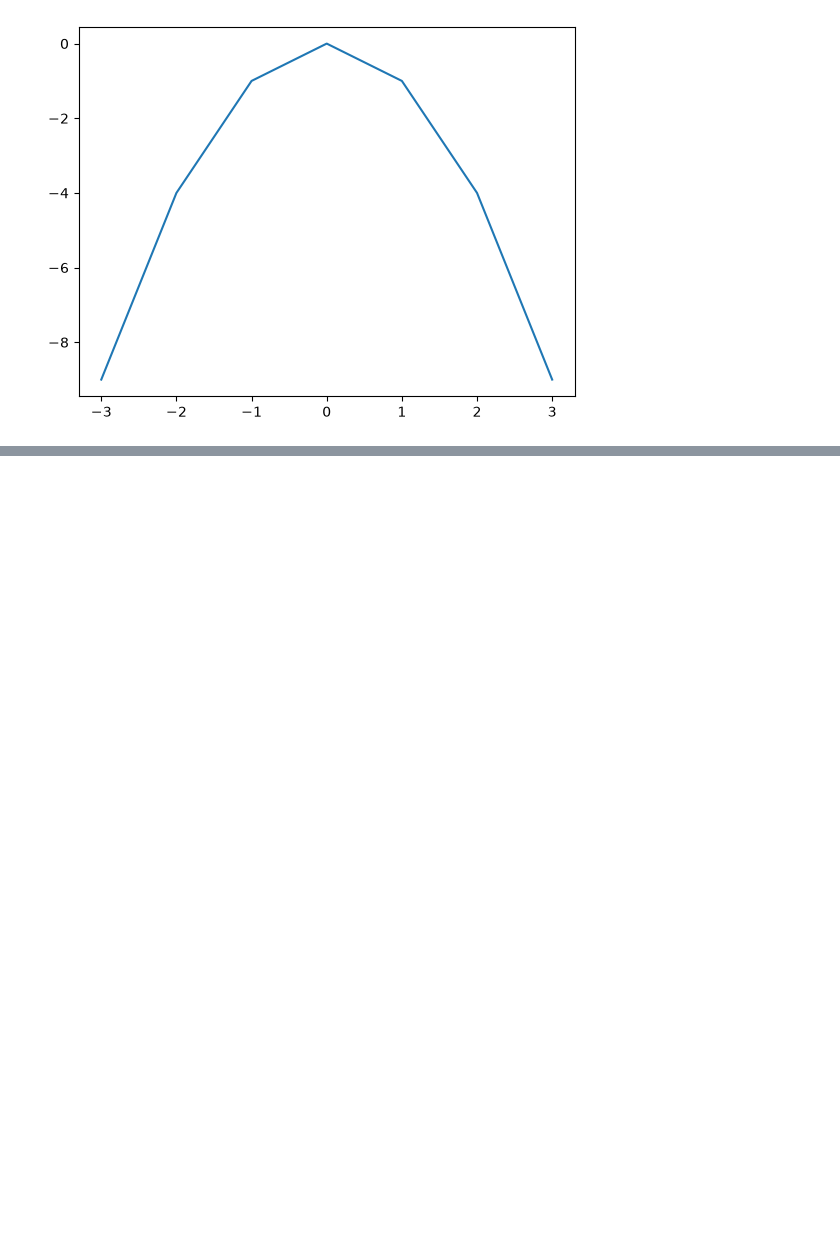
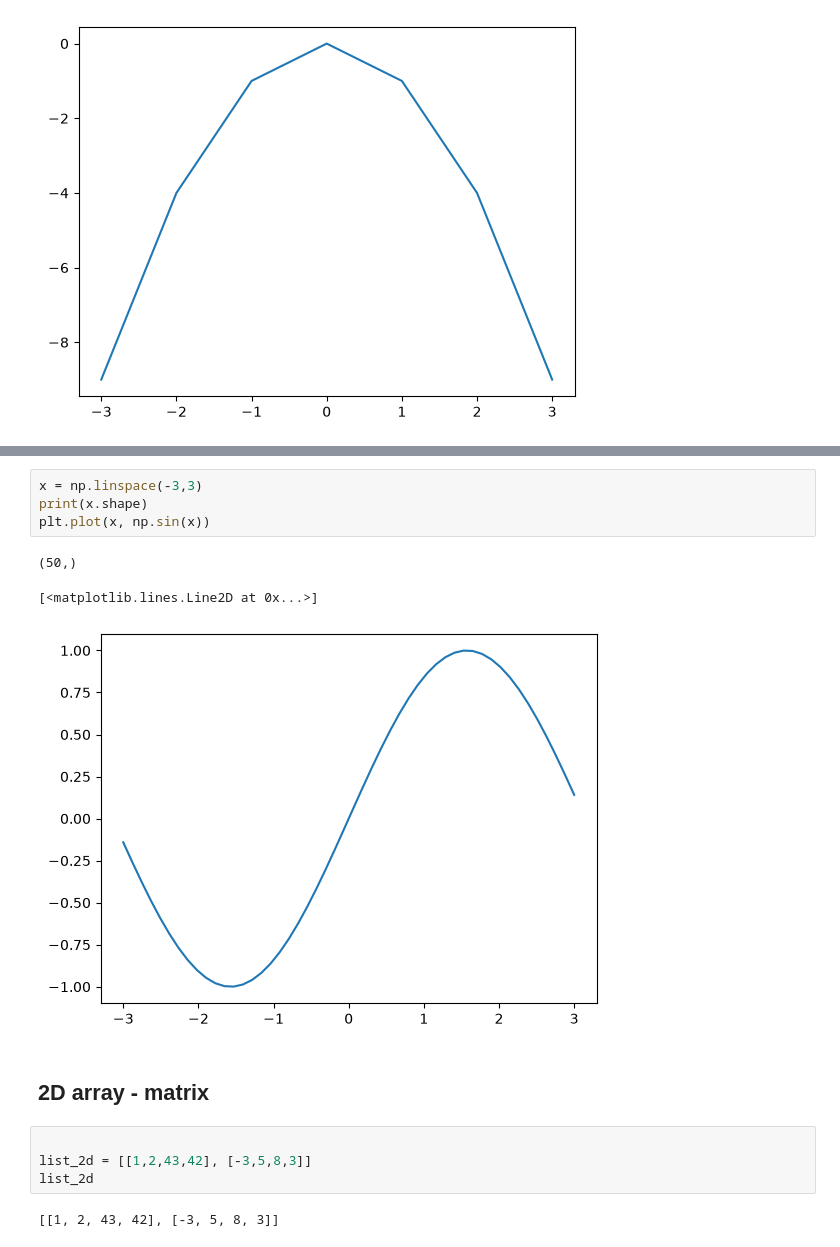
Before and after one commit to kokchun/python_kokchun_giang_aiu26, a Jupyter notebook: code_alongs/a5_numpy/numpy_basics.ipynb, the cells around one changed output, grey strips where cells are left out. Saved outputs shown, nothing was run; the diff lists cells and outputs as text; blank space fills up the shorter version.

```diff
--- a/code_alongs/a5_numpy/numpy_basics.ipynb
+++ b/code_alongs/a5_numpy/numpy_basics.ipynb
@@ -95,0 +121,16 @@ plt.plot(x,y)
+# %%
+x = np.linspace(-3,3)
+print(x.shape)
+plt.plot(x, np.sin(x))
+# %% [output]
+(50,)
+[<matplotlib.lines.Line2D at 0x...>]
+[figure, added]
+# %% [markdown]
+## 2D array - matrix
+# %%
+
+list_2d = [[1,2,43,42], [-3,5,8,3]]
+list_2d
+# %% [output]
+[[1, 2, 43, 42], [-3, 5, 8, 3]]
```
Also changed, not shown: parts of 12 cells of this notebook.
